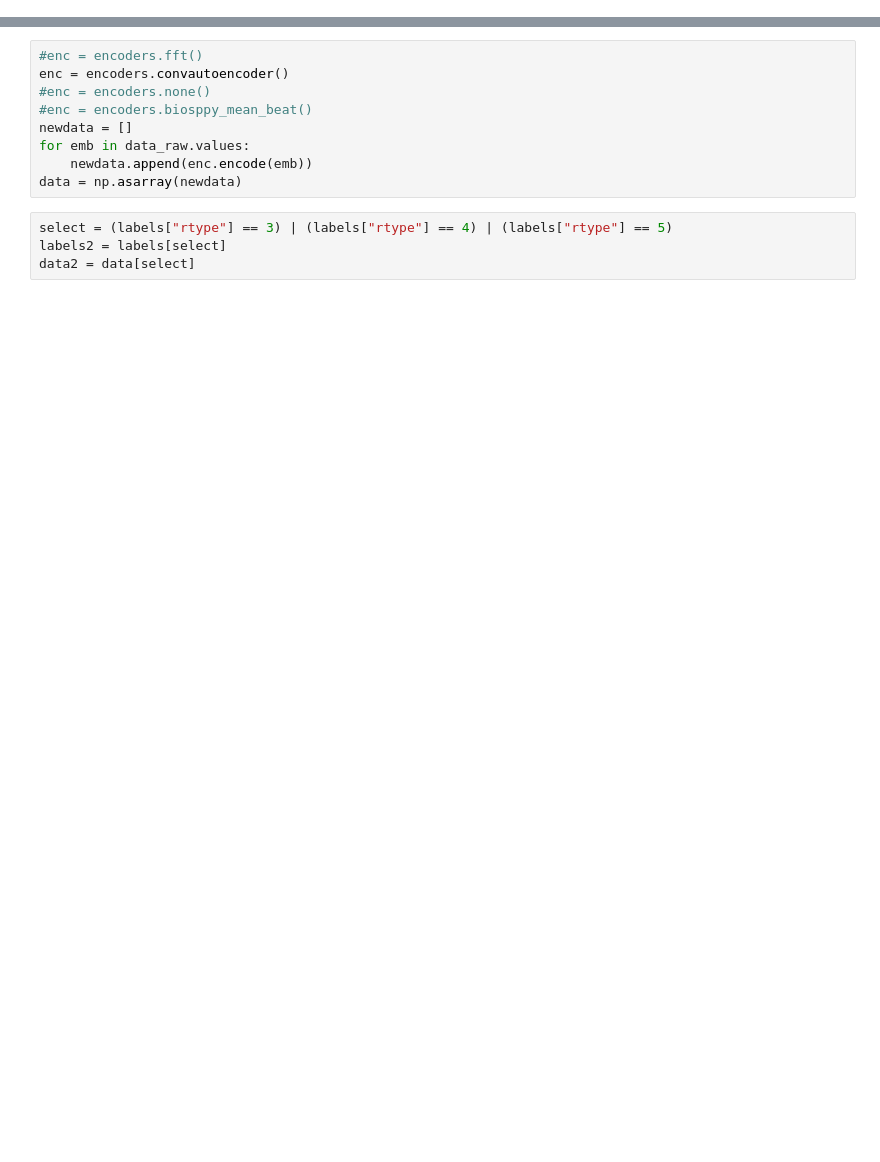
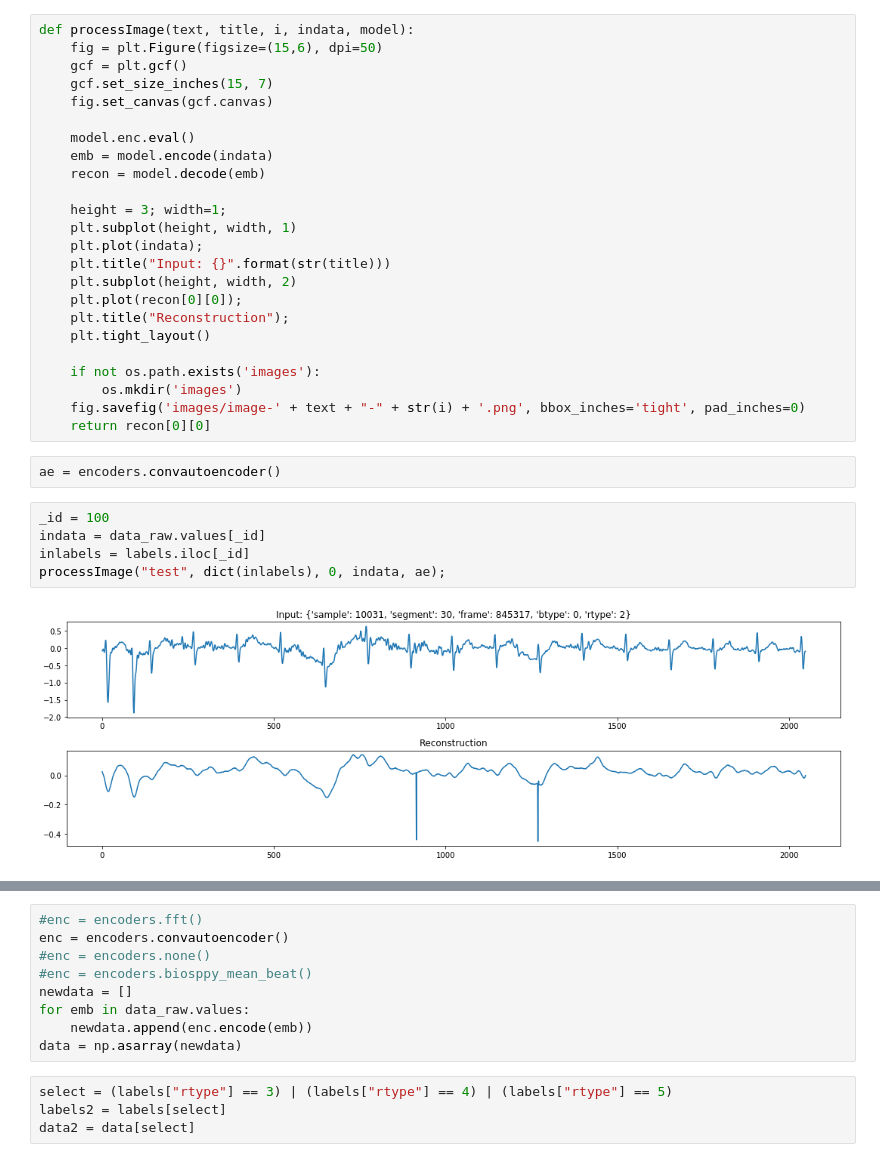
Before and after one commit to shawntan/icentia-ecg, a Jupyter notebook: notebooks/explore-embs.ipynb, the cells around one changed output, grey strips where cells are left out. Saved outputs shown, nothing was run; the diff lists cells and outputs as text; blank space fills up the shorter version.

```diff
--- a/notebooks/explore-embs.ipynb
+++ b/notebooks/explore-embs.ipynb
@@ -17,3 +20,36 @@ Loading cache .cache/0df94aae18bf5a919b9faf596daa9fa4_5fc965e74148517499ed5bfccb
+# %%
+def processImage(text, title, i, indata, model):
+    fig = plt.Figure(figsize=(15,6), dpi=50)
+    gcf = plt.gcf()
+    gcf.set_size_inches(15, 7)
+    fig.set_canvas(gcf.canvas)
+
+    model.enc.eval()
+    emb = model.encode(indata)
+    recon = model.decode(emb)
+
+    height = 3; width=1;
+    plt.subplot(height, width, 1)
+    plt.plot(indata);
+    plt.title("Input: {}".format(str(title)))
+    plt.subplot(height, width, 2)
+    plt.plot(recon[0][0]);
+    plt.title("Reconstruction");
+    plt.tight_layout()
+
+    if not os.path.exists('images'):
+        os.mkdir('images')
+    fig.savefig('images/image-' + text + "-" + str(i) + '.png', bbox_inches='tight', pad_inches=0)
+    return recon[0][0]
+# %%
+ae = encoders.convautoencoder()
+# %%
+_id = 100
+indata = data_raw.values[_id]
+inlabels = labels.iloc[_id]
+processImage("test", dict(inlabels), 0, indata, ae);
+# %% [output]
+[figure, added]
 # %%
 _id = 1000
 indata = data_raw.values[_id]
```
Also changed, not shown: parts of 29 cells of this notebook.
